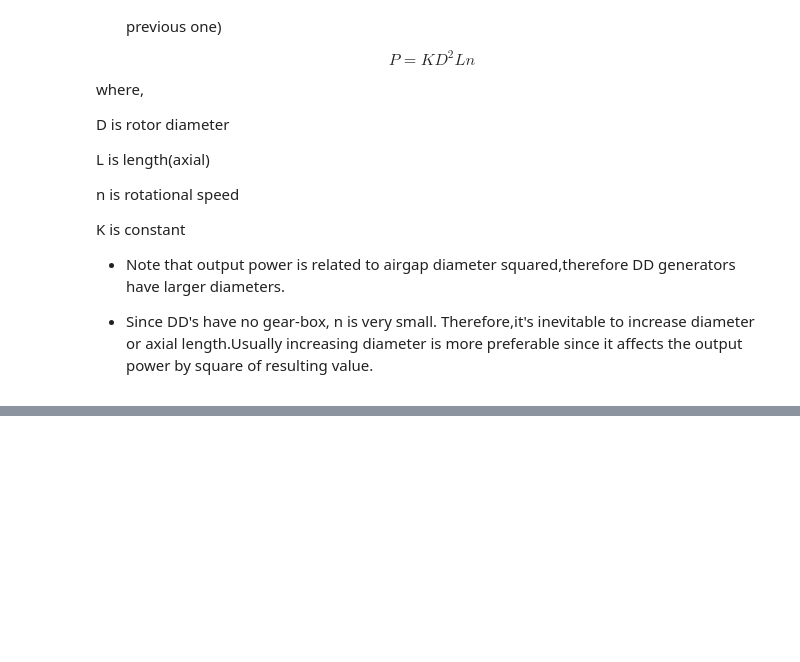
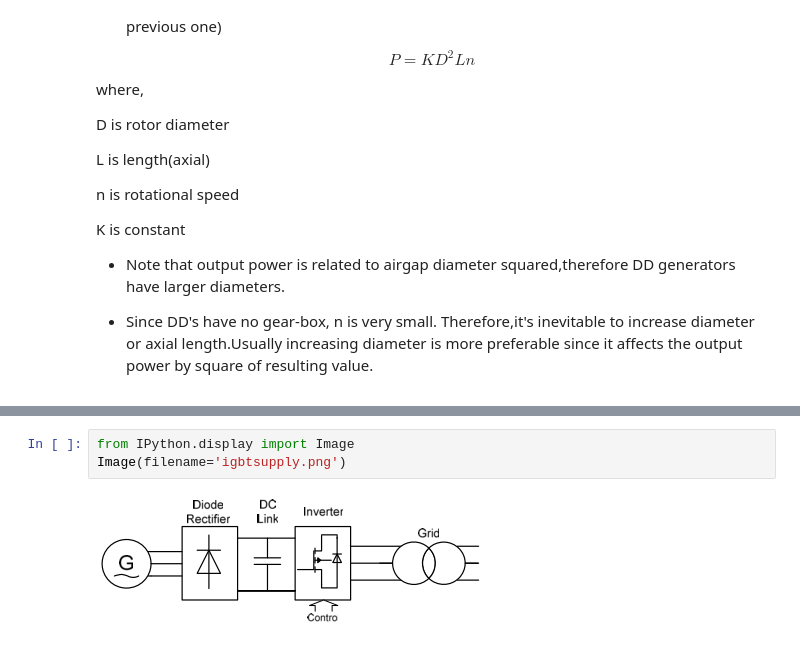
Before and after one commit to aydinbaskaya/MS_Thesis, a Jupyter notebook: Wind Turbines.ipynb, the cells around one changed output, grey strips where cells are left out. Drawn from its saved outputs; the diff is of its cells as text; blank space fills up the shorter version.

```diff
--- a/Wind Turbines.ipynb
+++ b/Wind Turbines.ipynb
@@ -198,0 +257,5 @@ K is constant
+# %%
+from IPython.display import Image
+Image(filename='igbtsupply.png')
+# %% [output]
+[figure, added]
```
Also changed, not shown: parts of 12 cells of this notebook, 3 other files.
